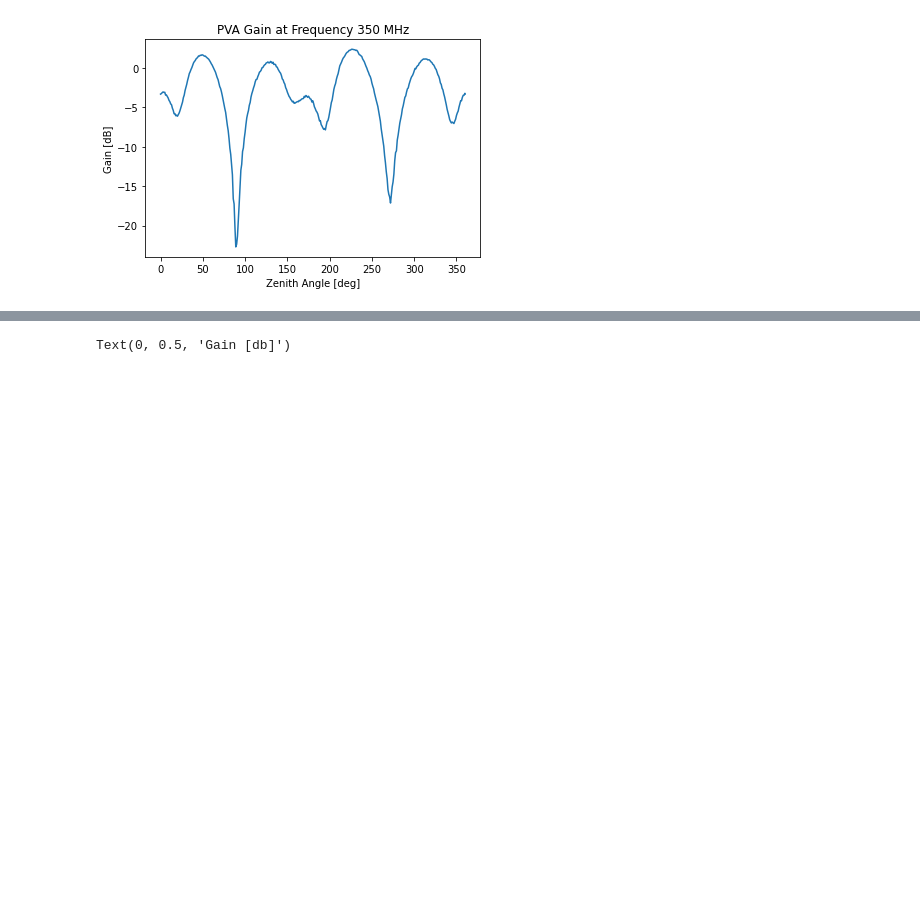
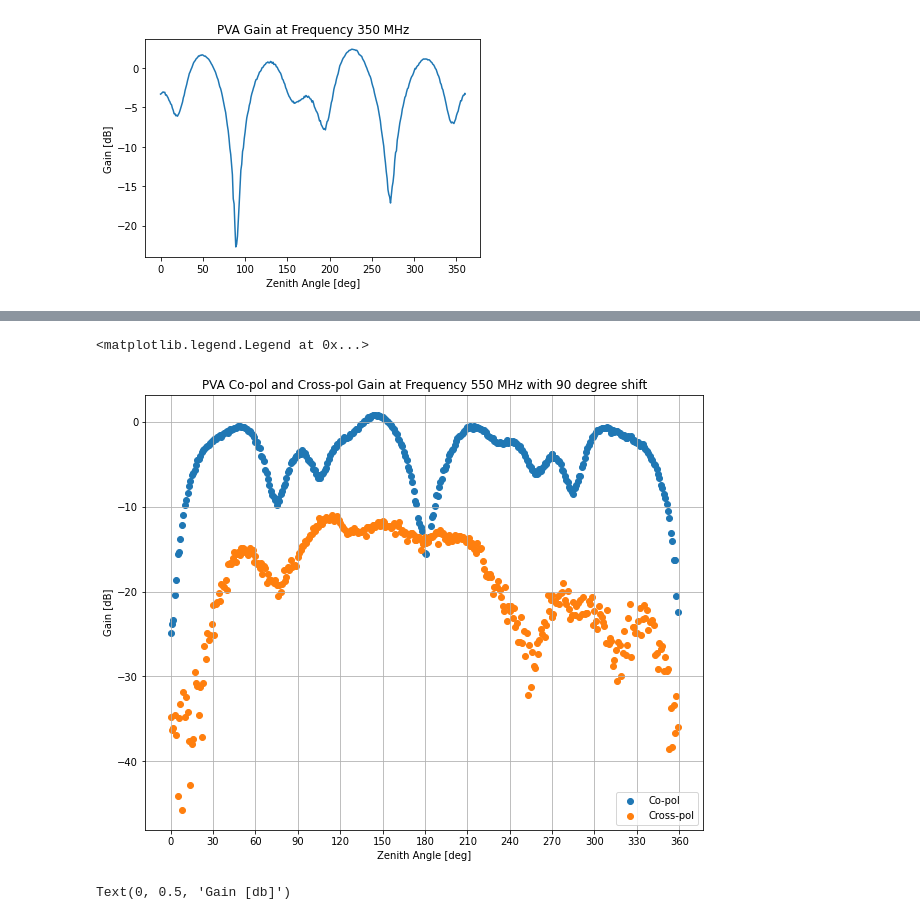
Before and after one commit to FlahertyJustinC/thesisWork, a Jupyter notebook: pvaGainAndPhase/pvaDataTransform.ipynb, the cells around one changed output, grey strips where cells are left out. Saved outputs shown, nothing was run; the diff lists cells and outputs as text; code cells hidden in the pictures; blank space fills up the shorter version.

```diff
--- a/pvaGainAndPhase/pvaDataTransform.ipynb
+++ b/pvaGainAndPhase/pvaDataTransform.ipynb
@@ -59,3 +112,17 @@ Text(0, 0.5, 'Gain [dB]')
+# %%
+index = 10
+fig = plt.figure(figsize=(10,8))
+plt.scatter((inputZenith-90)%360, gain[:,index], label="Co-pol")
+plt.scatter((inputZenith-90)%360, crossPolGain[:,index], label="Cross-pol")
+plt.title("PVA Co-pol and Cross-pol Gain at Frequency " + str(inputFreq[index]) + " MHz with 90 degree shift")
+plt.xlabel("Zenith Angle [deg]")
+plt.ylabel("Gain [dB]")
+plt.xticks(np.arange(0,390,30))
+plt.grid()
+plt.legend()
+# %% [output]
+<matplotlib.legend.Legend at 0x...>
+[figure, added]
 # %%
 index = 0
 plt.plot(inputFreq, gain[index,:])
```
Also changed, not shown: parts of 11 cells of this notebook, 8 other files.
